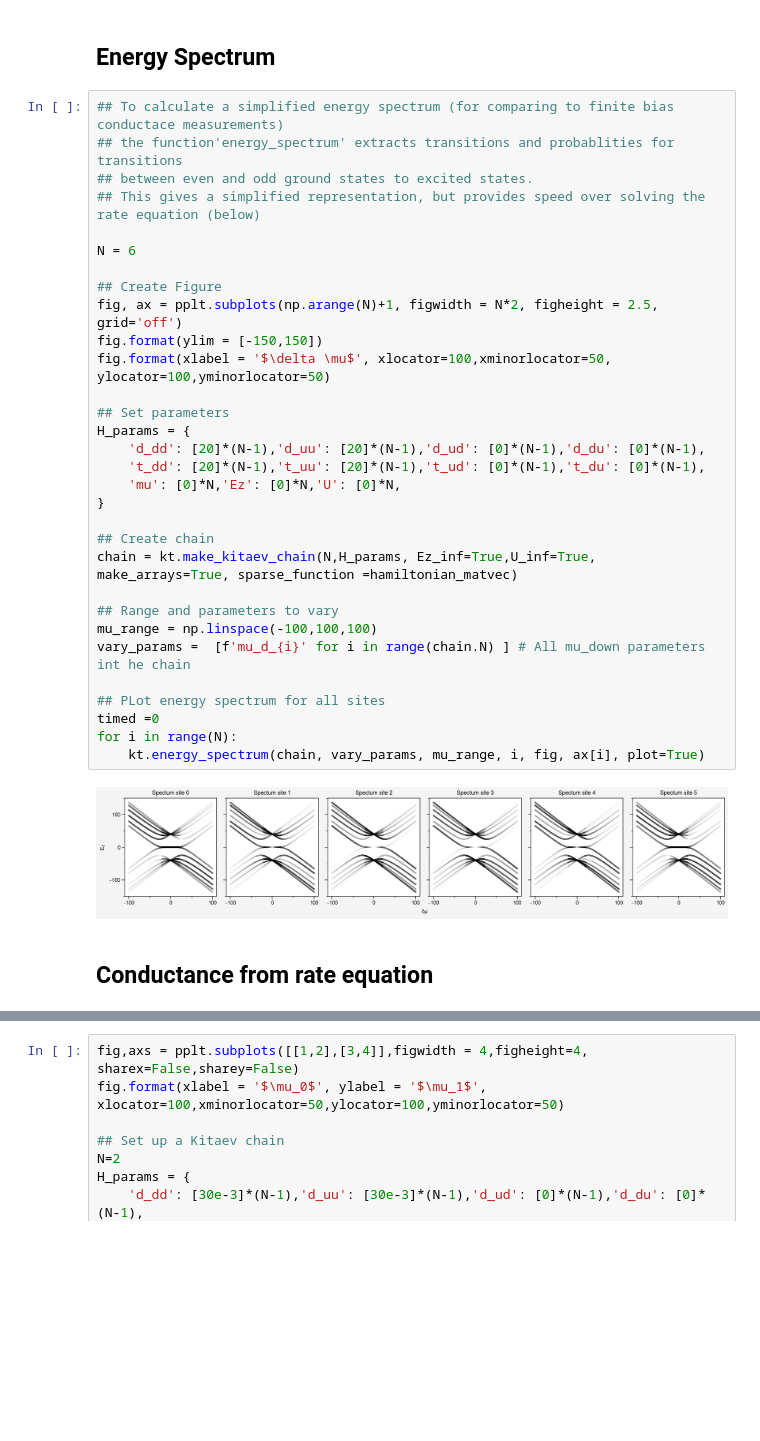
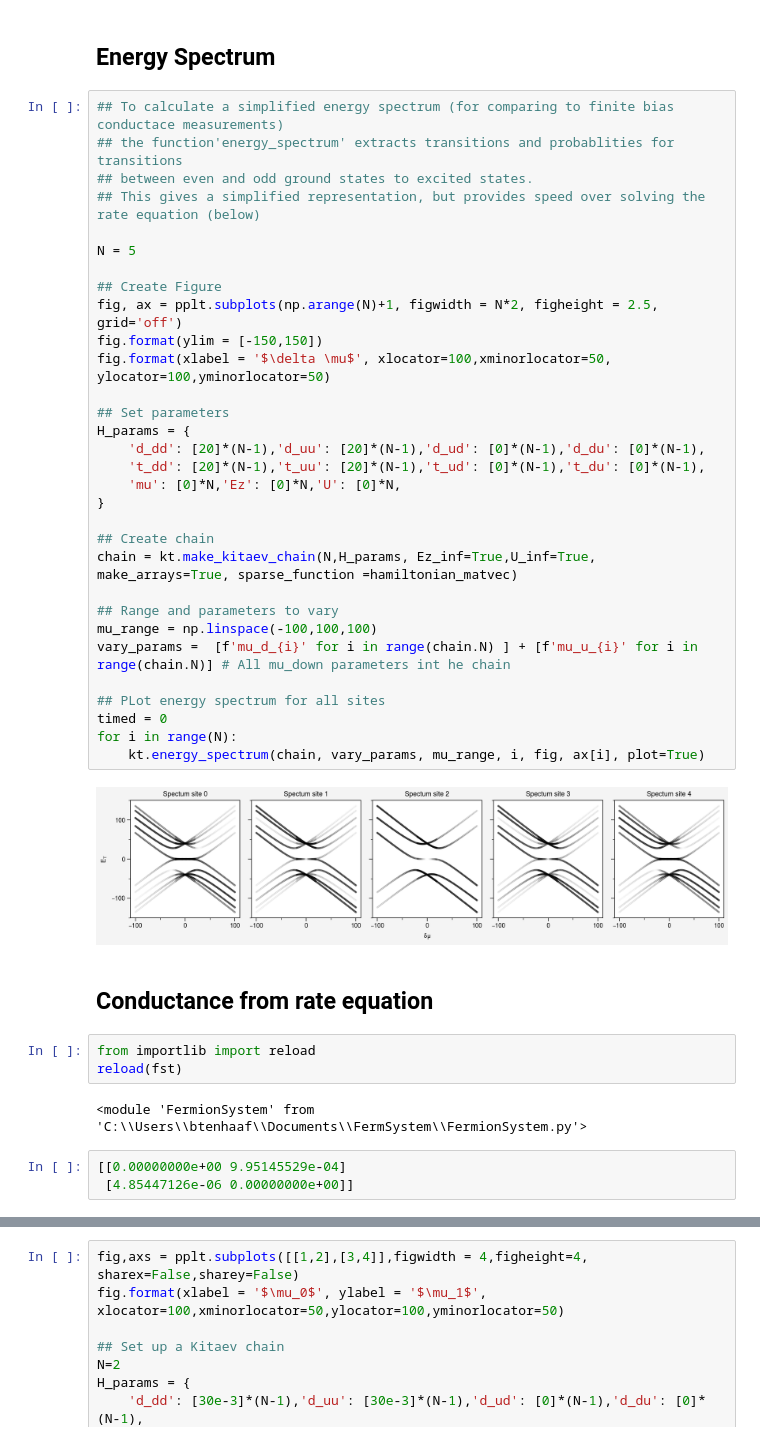
Before and after one commit to SebasRoelofs/KitaevTool, a Jupyter notebook: Introduction.ipynb, the cells around one changed output, grey strips where cells are left out. Saved outputs shown, nothing was run; the diff lists cells and outputs as text; blank space fills up the shorter version.

```diff
--- a/Introduction.ipynb
+++ b/Introduction.ipynb
@@ -269,35 +261,43 @@ Basis: |↓,0〉, |↑,0〉, |0,↓〉, |0,↑〉
 # %%
 ## To calculate a simplified energy spectrum (for comparing to finite bias conductace measurements)
 ## the function'energy_spectrum' extracts transitions and probablities for transitions
 ## between even and odd ground states to excited states.
 ## This gives a simplified representation, but provides speed over solving the rate equation (below)
 
-N = 6
+N = 5
 
 ## Create Figure
 fig, ax = pplt.subplots(np.arange(N)+1, figwidth = N*2, figheight = 2.5, grid='off')
 fig.format(ylim = [-150,150])
 fig.format(xlabel = '$\delta \mu$', xlocator=100,xminorlocator=50, ylocator=100,yminorlocator=50)
 
 ## Set parameters
 H_params = {
     'd_dd': [20]*(N-1),'d_uu': [20]*(N-1),'d_ud': [0]*(N-1),'d_du': [0]*(N-1),
     't_dd': [20]*(N-1),'t_uu': [20]*(N-1),'t_ud': [0]*(N-1),'t_du': [0]*(N-1),
     'mu': [0]*N,'Ez': [0]*N,'U': [0]*N,
 }
 
 ## Create chain
 chain = kt.make_kitaev_chain(N,H_params, Ez_inf=True,U_inf=True, make_arrays=True, sparse_function =hamiltonian_matvec)
 
 ## Range and parameters to vary
 mu_range = np.linspace(-100,100,100)
-vary_params =  [f'mu_d_{i}' for i in range(chain.N) ] # All mu_down parameters int he chain
+vary_params =  [f'mu_d_{i}' for i in range(chain.N) ] + [f'mu_u_{i}' for i in range(chain.N)] # All mu_down parameters int he chain
 
 ## PLot energy spectrum for all sites
-timed =0
+timed = 0
 for i in range(N):
     kt.energy_spectrum(chain, vary_params, mu_range, i, fig, ax[i], plot=True)
 # %% [output]
-[figure, old version]
+[figure, new version]
 # %% [markdown]
 ## Conductance from rate equation
+# %%
+from importlib import reload
+reload(fst)
+# %% [output]
+<module 'FermionSystem' from 'C:\\Users\\btenhaaf\\Documents\\FermSystem\\FermionSystem.py'>
+# %%
+[[0.00000000e+00 9.95145529e-04]
+ [4.85447126e-06 0.00000000e+00]]
```
Also changed, not shown: parts of 21 cells of this notebook, 2 other files.
